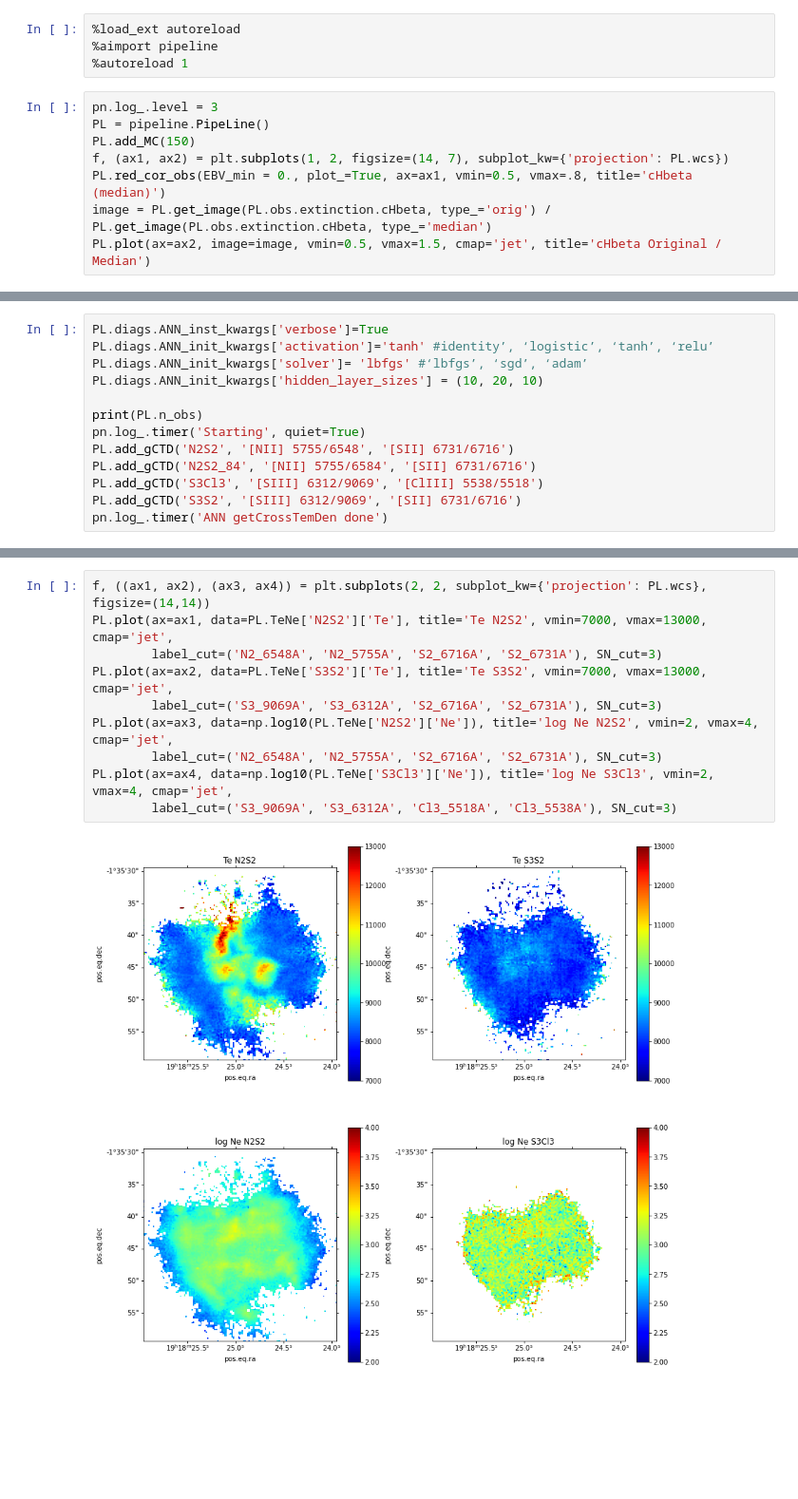
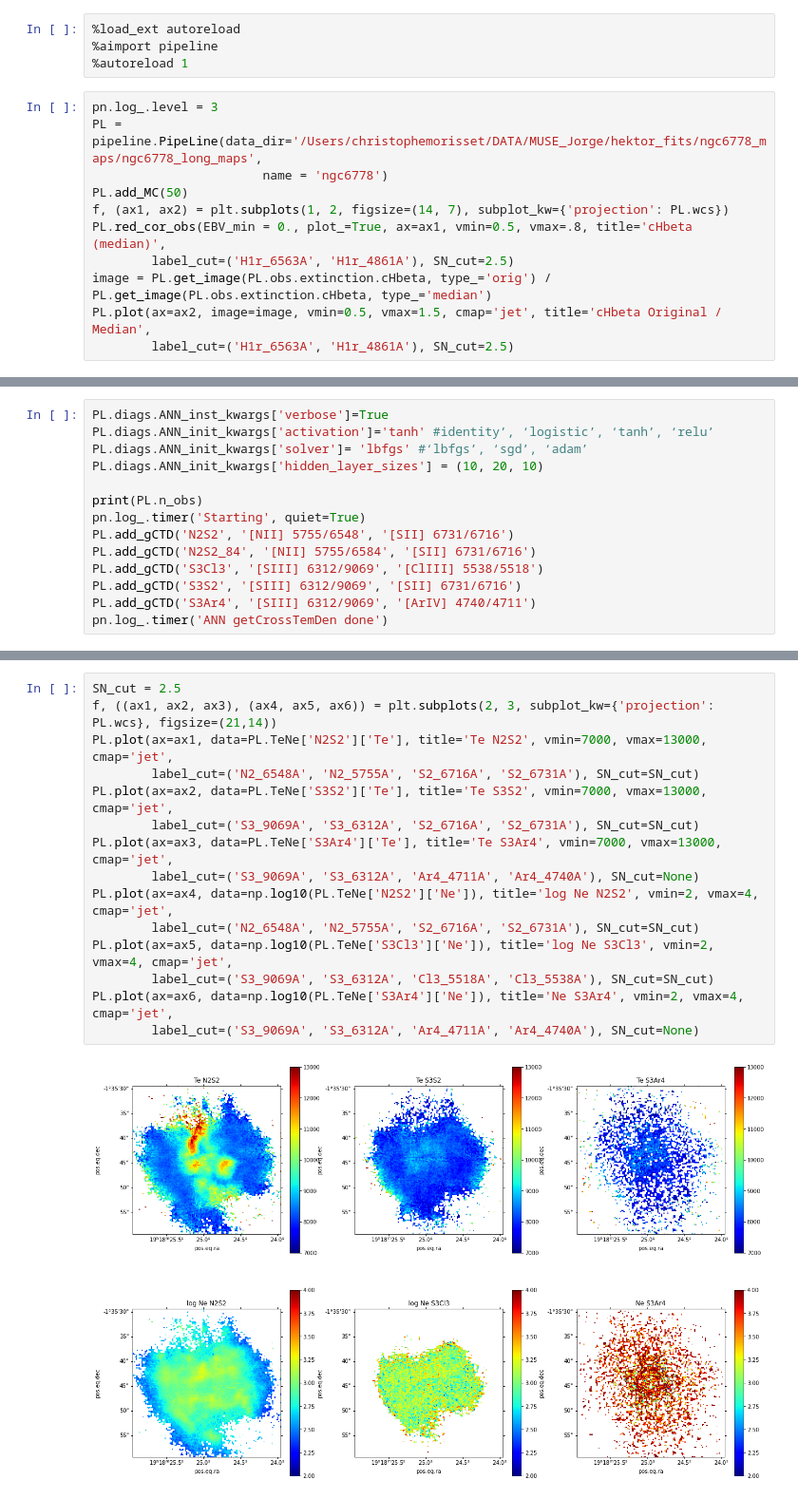
Before and after one commit to Morisset/MUSE_PNe, a Jupyter notebook: pipelineMC.ipynb, the cells around one changed output, grey strips where cells are left out. Shown at 95% size. Cells and saved outputs as stored; diff of their text form; blank space fills up the shorter version.

```diff
--- a/pipelineMC.ipynb
+++ b/pipelineMC.ipynb
@@ -10,12 +10,15 @@ import pyneb as pn
 %autoreload 1
 # %%
 pn.log_.level = 3
-PL = pipeline.PipeLine()
-PL.add_MC(150)
+PL = pipeline.PipeLine(data_dir='/Users/christophemorisset/DATA/MUSE_Jorge/hektor_fits/ngc6778_maps/ngc6778_long_maps',
+                       name = 'ngc6778')
+PL.add_MC(50)
 f, (ax1, ax2) = plt.subplots(1, 2, figsize=(14, 7), subplot_kw={'projection': PL.wcs})
-PL.red_cor_obs(EBV_min = 0., plot_=True, ax=ax1, vmin=0.5, vmax=.8, title='cHbeta (median)')
+PL.red_cor_obs(EBV_min = 0., plot_=True, ax=ax1, vmin=0.5, vmax=.8, title='cHbeta (median)',
+        label_cut=('H1r_6563A', 'H1r_4861A'), SN_cut=2.5)
 image = PL.get_image(PL.obs.extinction.cHbeta, type_='orig') / PL.get_image(PL.obs.extinction.cHbeta, type_='median')
-PL.plot(ax=ax2, image=image, vmin=0.5, vmax=1.5, cmap='jet', title='cHbeta Original / Median')
+PL.plot(ax=ax2, image=image, vmin=0.5, vmax=1.5, cmap='jet', title='cHbeta Original / Median',
+        label_cut=('H1r_6563A', 'H1r_4861A'), SN_cut=2.5)
 # %% [output]
 warng EmissionLine: Atom N2r not valid
 warng EmissionLine: line 4649A for atom O2r not valid
@@ -98,5 +102,6 @@ PL.add_gCTD('N2S2', '[NII] 5755/6548', '[SII] 6731/6716')
 PL.add_gCTD('N2S2_84', '[NII] 5755/6584', '[SII] 6731/6716')
 PL.add_gCTD('S3Cl3', '[SIII] 6312/9069', '[ClIII] 5538/5518')
 PL.add_gCTD('S3S2', '[SIII] 6312/9069', '[SII] 6731/6716')
+PL.add_gCTD('S3Ar4', '[SIII] 6312/9069', '[ArIV] 4740/4711')
 pn.log_.timer('ANN getCrossTemDen done')
 # %% [output]
@@ -118,13 +123,18 @@ PL.plot(ax=ax4, data=PL.TeNe['N2S2']['Te'], title='Te N2S2', vmin=7000, vmax=130
 # %%
-f, ((ax1, ax2), (ax3, ax4)) = plt.subplots(2, 2, subplot_kw={'projection': PL.wcs}, figsize=(14,14))
+SN_cut = 2.5
+f, ((ax1, ax2, ax3), (ax4, ax5, ax6)) = plt.subplots(2, 3, subplot_kw={'projection': PL.wcs}, figsize=(21,14))
 PL.plot(ax=ax1, data=PL.TeNe['N2S2']['Te'], title='Te N2S2', vmin=7000, vmax=13000, cmap='jet',
-        label_cut=('N2_6548A', 'N2_5755A', 'S2_6716A', 'S2_6731A'), SN_cut=3)
+        label_cut=('N2_6548A', 'N2_5755A', 'S2_6716A', 'S2_6731A'), SN_cut=SN_cut)
 PL.plot(ax=ax2, data=PL.TeNe['S3S2']['Te'], title='Te S3S2', vmin=7000, vmax=13000, cmap='jet',
-        label_cut=('S3_9069A', 'S3_6312A', 'S2_6716A', 'S2_6731A'), SN_cut=3)
-PL.plot(ax=ax3, data=np.log10(PL.TeNe['N2S2']['Ne']), title='log Ne N2S2', vmin=2, vmax=4, cmap='jet',
-        label_cut=('N2_6548A', 'N2_5755A', 'S2_6716A', 'S2_6731A'), SN_cut=3)
-PL.plot(ax=ax4, data=np.log10(PL.TeNe['S3Cl3']['Ne']), title='log Ne S3Cl3', vmin=2, vmax=4, cmap='jet',
-        label_cut=('S3_9069A', 'S3_6312A', 'Cl3_5518A', 'Cl3_5538A'), SN_cut=3)
+        label_cut=('S3_9069A', 'S3_6312A', 'S2_6716A', 'S2_6731A'), SN_cut=SN_cut)
+PL.plot(ax=ax3, data=PL.TeNe['S3Ar4']['Te'], title='Te S3Ar4', vmin=7000, vmax=13000, cmap='jet',
+        label_cut=('S3_9069A', 'S3_6312A', 'Ar4_4711A', 'Ar4_4740A'), SN_cut=None)
+PL.plot(ax=ax4, data=np.log10(PL.TeNe['N2S2']['Ne']), title='log Ne N2S2', vmin=2, vmax=4, cmap='jet',
+        label_cut=('N2_6548A', 'N2_5755A', 'S2_6716A', 'S2_6731A'), SN_cut=SN_cut)
+PL.plot(ax=ax5, data=np.log10(PL.TeNe['S3Cl3']['Ne']), title='log Ne S3Cl3', vmin=2, vmax=4, cmap='jet',
+        label_cut=('S3_9069A', 'S3_6312A', 'Cl3_5518A', 'Cl3_5538A'), SN_cut=SN_cut)
+PL.plot(ax=ax6, data=np.log10(PL.TeNe['S3Ar4']['Ne']), title='Ne S3Ar4', vmin=2, vmax=4, cmap='jet',
+        label_cut=('S3_9069A', 'S3_6312A', 'Ar4_4711A', 'Ar4_4740A'), SN_cut=None)
 # %% [output]
-[figure, old version]
+[figure, new version]
 # %%
```
Also changed, not shown: parts of 8 cells of this notebook.
